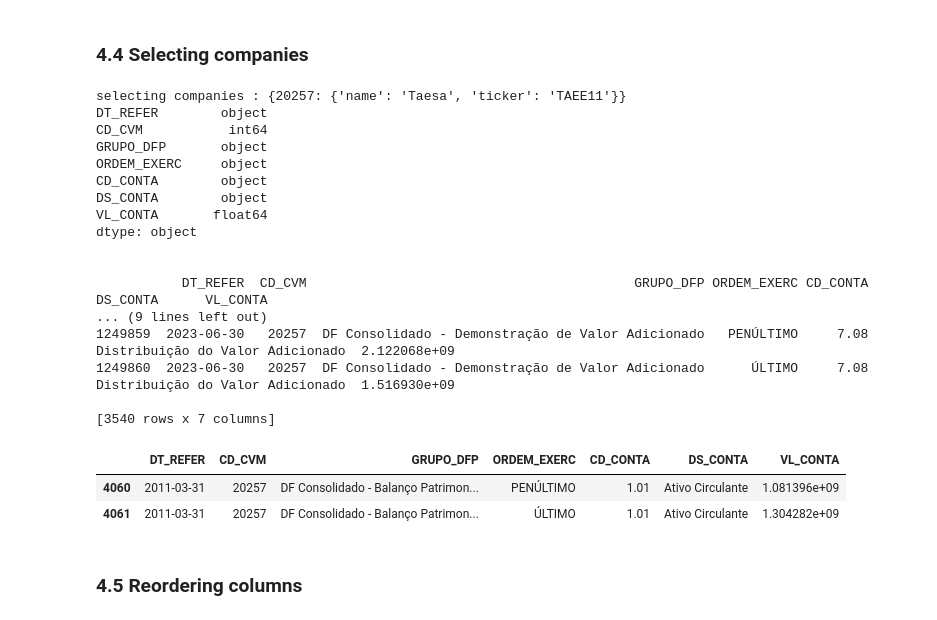
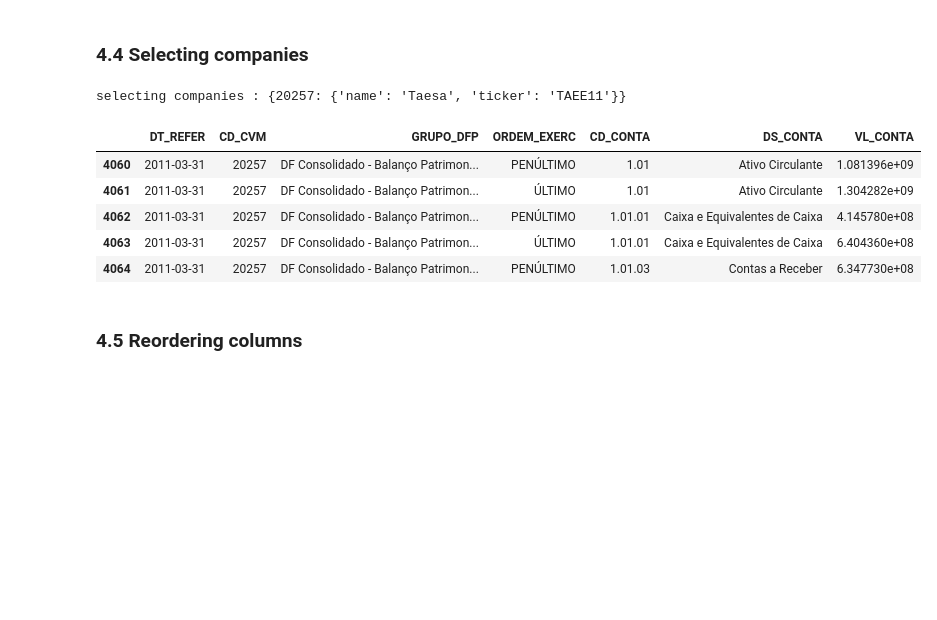
Before and after one commit to enok/flowpredict, a Jupyter notebook: flowpredict.ipynb, the cells around one changed output. Cells and saved outputs as stored; diff of their text form; code cells hidden in the pictures; blank space fills up the shorter version.

```diff
--- a/flowpredict.ipynb
+++ b/flowpredict.ipynb
@@ -746,33 +651,17 @@ dtype: object
 # %%
 print(f'selecting companies : {companies}')
 df_companies = df_original[df_original['CD_CVM'].isin(companies)]
 
-print(df_companies.dtypes)
 print("\n")
-print(df_companies)
-print("\n")
-df_companies.head(2)
+df_companies.head()
 # %% [output]
 selecting companies : {20257: {'name': 'Taesa', 'ticker': 'TAEE11'}}
-DT_REFER        object
-CD_CVM           int64
-GRUPO_DFP       object
-ORDEM_EXERC     object
-CD_CONTA        object
-DS_CONTA        object
-VL_CONTA       float64
-dtype: object
-
-
-           DT_REFER  CD_CVM                                          GRUPO_DFP ORDEM_EXERC CD_CONTA                                  DS_CONTA      VL_CONTA
-... (9 lines left out)
-1249859  2023-06-30   20257  DF Consolidado - Demonstração de Valor Adicionado   PENÚLTIMO     7.08          Distribuição do Valor Adicionado  2.122068e+09
-1249860  2023-06-30   20257  DF Consolidado - Demonstração de Valor Adicionado      ÚLTIMO     7.08          Distribuição do Valor Adicionado  1.516930e+09
-
-[3540 rows x 7 columns]
 |  | DT_REFER | CD_CVM | GRUPO_DFP | ORDEM_EXERC | CD_CONTA | DS_CONTA | VL_CONTA |
 | 4060 | 2011-03-31 | 20257 | DF Consolidado - Balanço Patrimon... | PENÚLTIMO | 1.01 | Ativo Circulante | 1.081396e+09 |
 | 4061 | 2011-03-31 | 20257 | DF Consolidado - Balanço Patrimon... | ÚLTIMO | 1.01 | Ativo Circulante | 1.304282e+09 |
+| 4062 | 2011-03-31 | 20257 | DF Consolidado - Balanço Patrimon... | PENÚLTIMO | 1.01.01 | Caixa e Equivalentes de Caixa | 4.145780e+08 |
+| 4063 | 2011-03-31 | 20257 | DF Consolidado - Balanço Patrimon... | ÚLTIMO | 1.01.01 | Caixa e Equivalentes de Caixa | 6.404360e+08 |
+| 4064 | 2011-03-31 | 20257 | DF Consolidado - Balanço Patrimon... | PENÚLTIMO | 1.01.03 | Contas a Receber | 6.347730e+08 |
 # %% [markdown]
 ### 4.5 Reordering columns
 # %%
```
Also changed, not shown: parts of 74 cells of this notebook, 7 other files.
